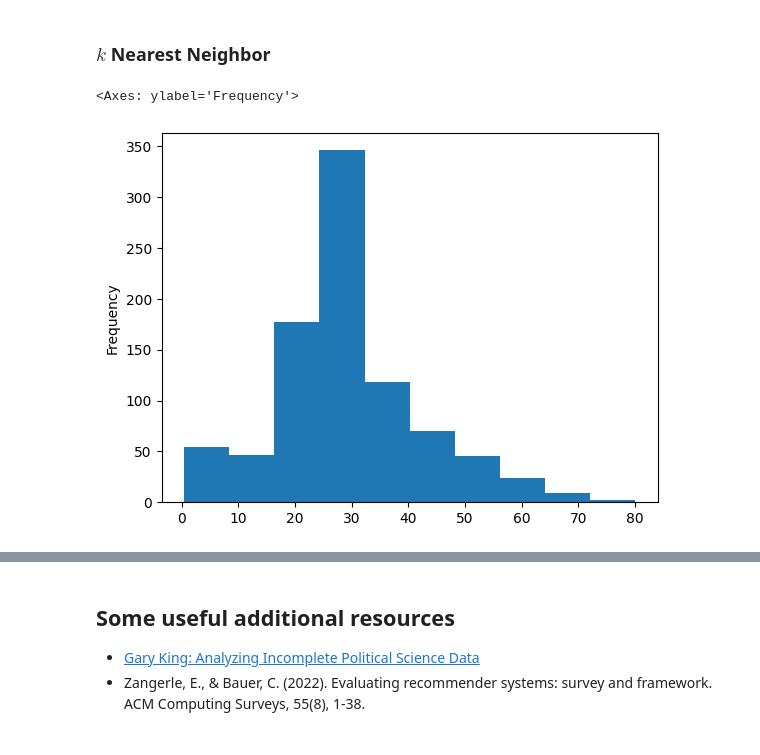
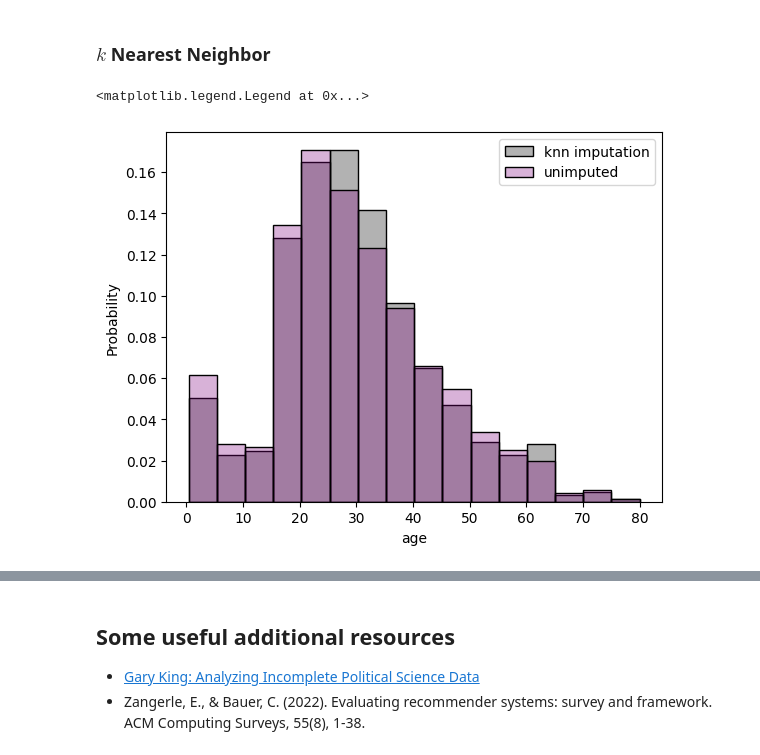
Before and after one commit to mosesyhc/de300-wn2024-notes, a Jupyter notebook: notes/03-missing-data.ipynb, the cells around one changed output, grey strips where cells are left out. Saved outputs shown, nothing was run; the diff lists cells and outputs as text; code cells hidden in the pictures.

Commit message:
missing data update and outlier

```diff
--- a/notes/03-missing-data.ipynb
+++ b/notes/03-missing-data.ipynb
@@ -179,14 +192,18 @@ plt.tight_layout()
 ### $k$ Nearest Neighbor
 # %%
 from sklearn.impute import KNNImputer
-titanic_knn = titanic.copy()
+titanic_knn = titanic.select_dtypes('number').copy()
 
-knn_imputer = KNNImputer(n_neighbors=5)
-titanic_knn['age'] = knn_imputer.fit_transform(titanic_knn[['age']])
+knn_imputer = KNNImputer(n_neighbors=3)
+titanic_knn_impute = knn_imputer.fit_transform(titanic_knn)
+titanic_knn_df = pd.DataFrame(titanic_knn_impute, columns=titanic_knn.columns)
 
-titanic_knn['age'].plot.hist()
+fig, ax = plt.subplots(1, 1)
+sns.histplot(titanic_knn_df['age'], binwidth=5, stat='probability', alpha=0.3, color='k', label='knn imputation')
+sns.histplot(titanic['age'], binwidth=5, stat='probability', alpha=0.3, color='purple', label='unimputed')
+ax.legend()
 # %% [output]
-<Axes: ylabel='Frequency'>
+<matplotlib.legend.Legend at 0x...>
-[figure, old version]
+[figure, new version]
 # %% [markdown]
 ### Matrix completion
```
Also changed, not shown: parts of 3 cells of this notebook, 5 other files.
